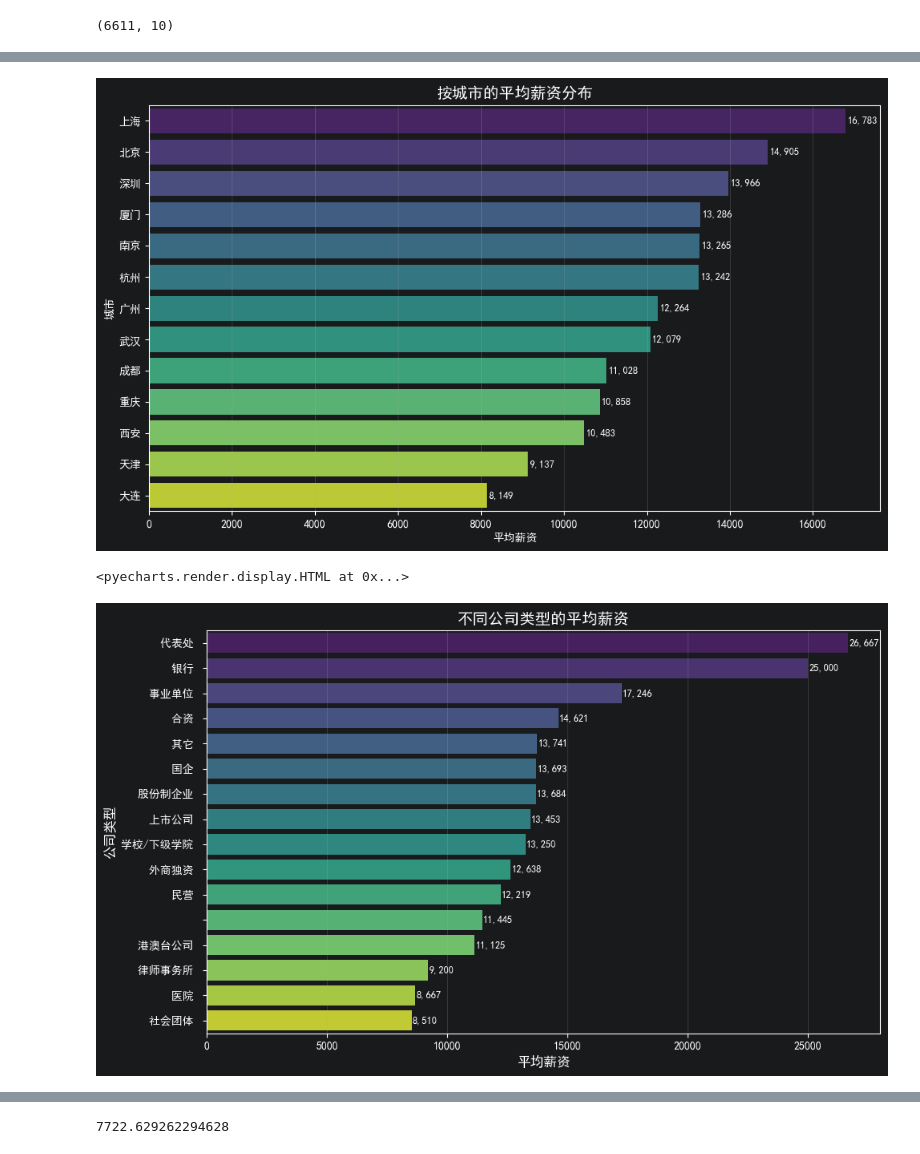
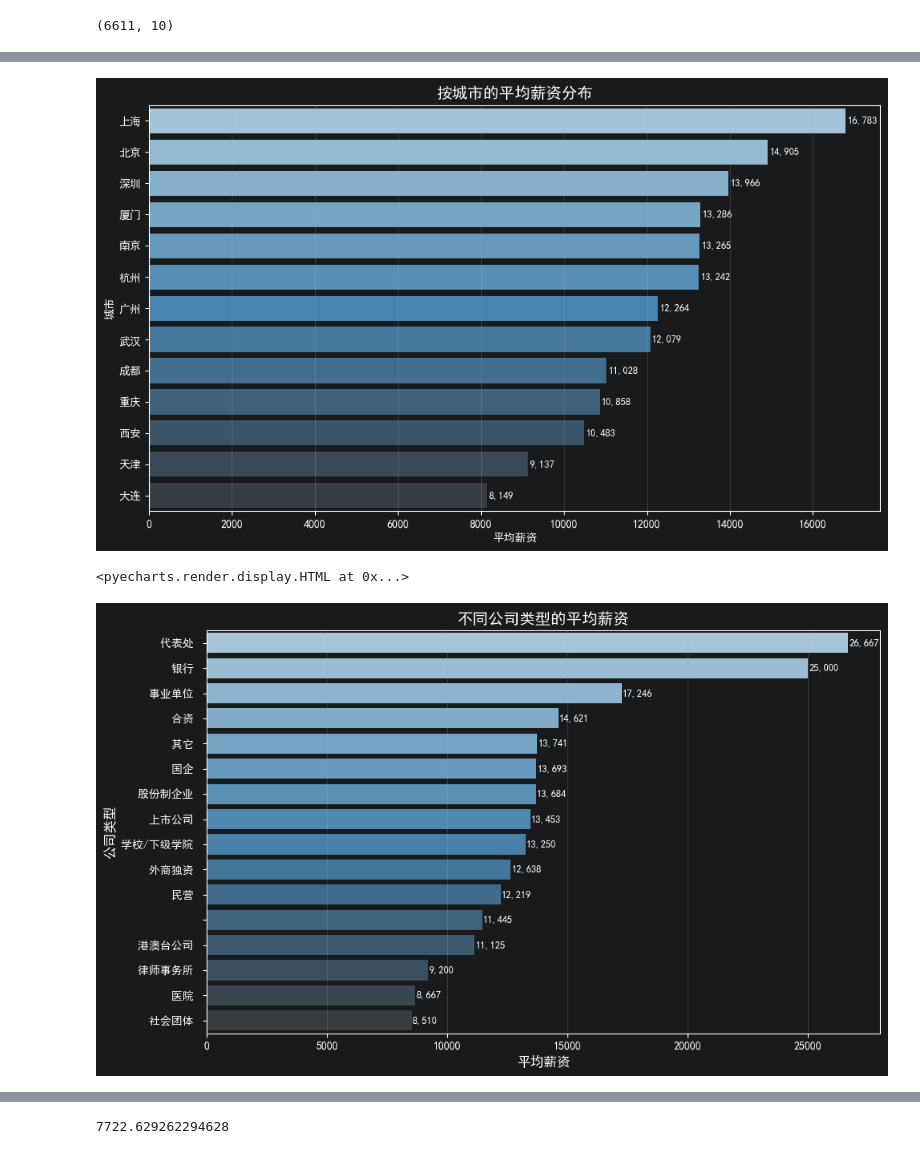
Before and after one commit to hn1318/job_analysis, a Jupyter notebook: src/main.ipynb, the cells around one changed output, grey strips where cells are left out. Saved outputs shown, nothing was run; the diff lists cells and outputs as text; code cells hidden in the pictures.

```diff
--- a/src/main.ipynb
+++ b/src/main.ipynb
@@ -87,30 +87,30 @@ data.head()
 # %%
 # 计算平均薪资列
 data['平均薪资'] = (data['最低薪资'] + data['最高薪资']) / 2
 
 # 计算每个城市的平均薪资
 average_salary_by_city = data.groupby('city')['平均薪资'].mean().sort_values(ascending=False)
 
 import os
 
 # 创建 output 目录
 os.makedirs('../output', exist_ok=True)
 
 plt.figure(figsize=(10, 6))
 ax = sns.barplot(x=average_salary_by_city.values, y=average_salary_by_city.index,
-                 hue=average_salary_by_city.index, palette="viridis", legend=False)
+                 hue=average_salary_by_city.index, palette="Blues_d", legend=False)
 # 添加数值标签
 for i, v in enumerate(average_salary_by_city.values):
     ax.text(v + 50, i, f'{v:,.0f}', va='center', fontsize=9)
 plt.xlabel('平均薪资')
 plt.ylabel('城市')
 plt.title('按城市的平均薪资分布', fontsize=14, fontweight='bold')
 plt.grid(axis='x', alpha=0.3)
 plt.tight_layout()
 plt.show()
 plt.savefig('../output/按城市平均薪资分布.png', dpi=150)
 plt.close()
 # %% [output]
-[figure, old version]
+[figure, new version]
 # %%
 # 生成词云图 - 基于岗位标签
@@ -130,7 +130,7 @@ average_salary_by_industry = data.groupby('公司类型')['平均薪资'].mean()
 
 plt.figure(figsize=(10, 6))
 ax = sns.barplot(x=average_salary_by_industry.values, y=average_salary_by_industry.index,
-                 hue=average_salary_by_industry.index, palette="viridis", legend=False)
+                 hue=average_salary_by_industry.index, palette="Blues_d", legend=False)
 for i, v in enumerate(average_salary_by_industry.values):
     ax.text(v + 50, i, f'{v:,.0f}', va='center', fontsize=9)
 plt.xlabel('平均薪资', fontsize=12)
@@ -142,7 +142,7 @@ plt.show()
 plt.savefig('../output/不同公司类型平均薪资.png', dpi=150)
 plt.close()
 # %% [output]
-[figure, old version]
+[figure, new version]
 # %%
 average_salary_by_education = data.groupby('学历要求')['平均薪资'].mean().sort_values(ascending=False)
 
```
Also changed, not shown: parts of 9 cells of this notebook, 1 other file.
